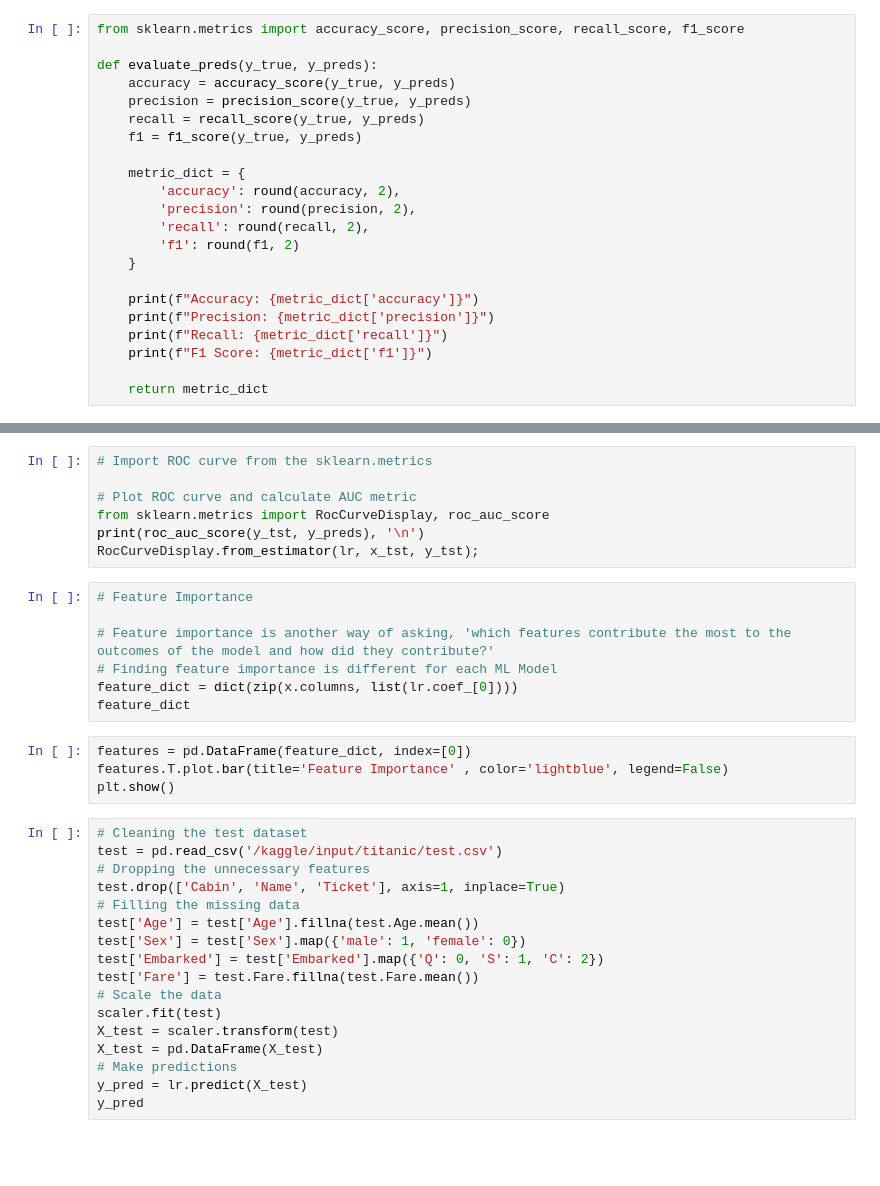
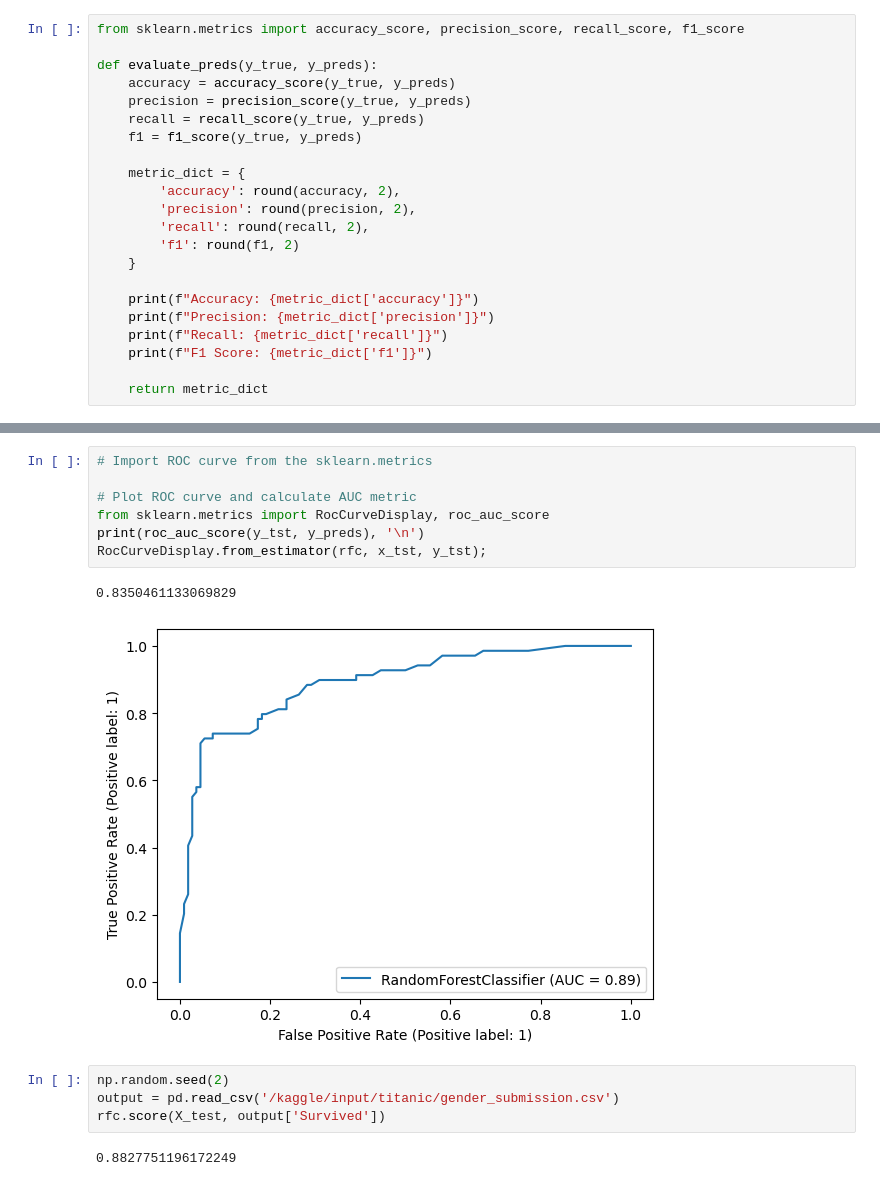
Before and after one commit to Khey17/100-Days-Of-ML-Code, a Jupyter notebook: PracticeProjects/titanic-model.ipynb, the cells around one changed output, grey strips where cells are left out. Cells and saved outputs as stored; diff of their text form; blank space fills up the shorter version.

```diff
--- a/PracticeProjects/titanic-model.ipynb
+++ b/PracticeProjects/titanic-model.ipynb
@@ -167,35 +400,16 @@ plt.show()
 # %%
 # Import ROC curve from the sklearn.metrics
 
 # Plot ROC curve and calculate AUC metric
 from sklearn.metrics import RocCurveDisplay, roc_auc_score
 print(roc_auc_score(y_tst, y_preds), '\n')
-RocCurveDisplay.from_estimator(lr, x_tst, y_tst);
+RocCurveDisplay.from_estimator(rfc, x_tst, y_tst);
+# %% [output]
+0.8350461133069829
+[figure, added]
-# %%
-# Feature Importance
-
-# Feature importance is another way of asking, 'which features contribute the most to the outcomes of the model and how did they contribute?'
-# Finding feature importance is different for each ML Model
-feature_dict = dict(zip(x.columns, list(lr.coef_[0])))
-feature_dict
-# %%
-features = pd.DataFrame(feature_dict, index=[0])
-features.T.plot.bar(title='Feature Importance' , color='lightblue', legend=False)
-plt.show()
-# %%
-# Cleaning the test dataset
-test = pd.read_csv('/kaggle/input/titanic/test.csv')
-# Dropping the unnecessary features
-test.drop(['Cabin', 'Name', 'Ticket'], axis=1, inplace=True)
-# Filling the missing data
-test['Age'] = test['Age'].fillna(test.Age.mean())
-test['Sex'] = test['Sex'].map({'male': 1, 'female': 0})
-test['Embarked'] = test['Embarked'].map({'Q': 0, 'S': 1, 'C': 2})
-test['Fare'] = test.Fare.fillna(test.Fare.mean())
-# Scale the data
-scaler.fit(test)
-X_test = scaler.transform(test)
-X_test = pd.DataFrame(X_test)
-# Make predictions
-y_pred = lr.predict(X_test)
-y_pred
+# %%
+np.random.seed(2)
+output = pd.read_csv('/kaggle/input/titanic/gender_submission.csv')
+rfc.score(X_test, output['Survived'])
+# %% [output]
+0.8827751196172249
```
Also changed, not shown: parts of 69 cells of this notebook.
